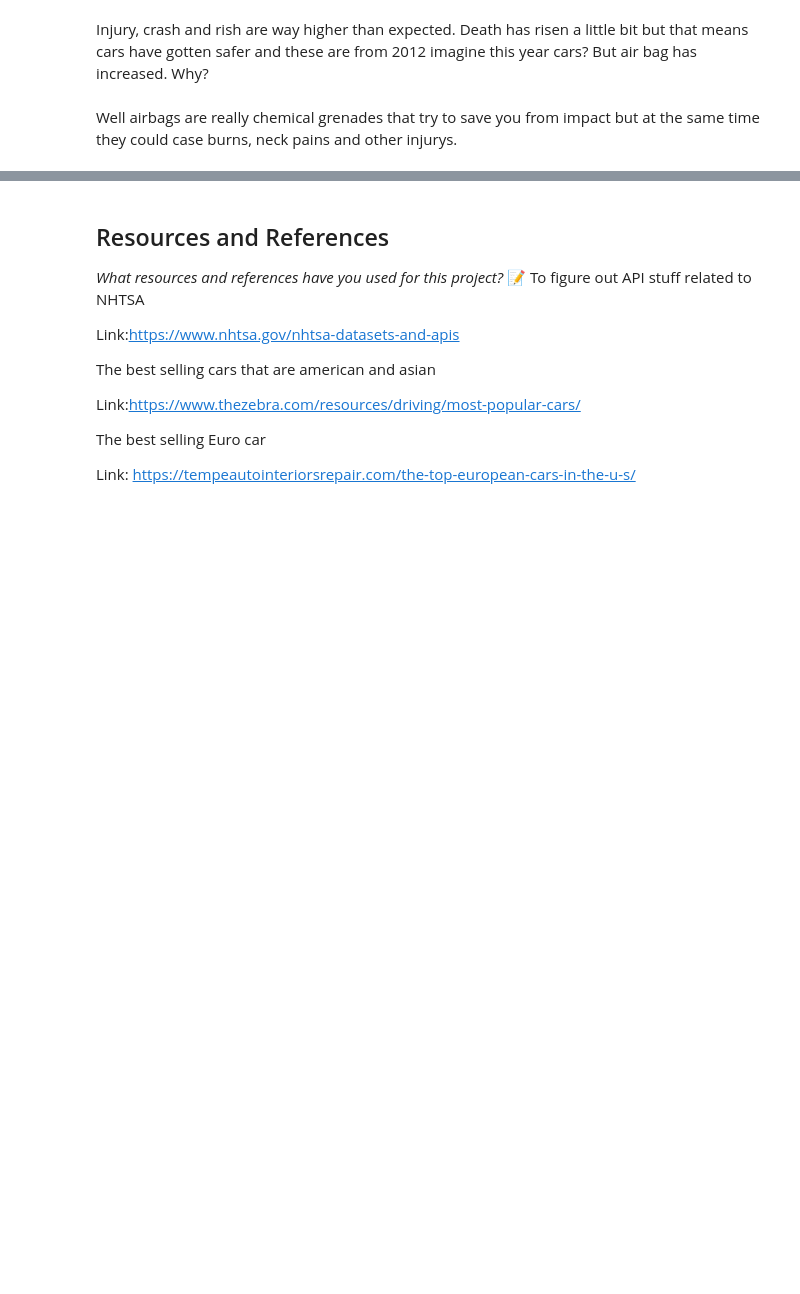
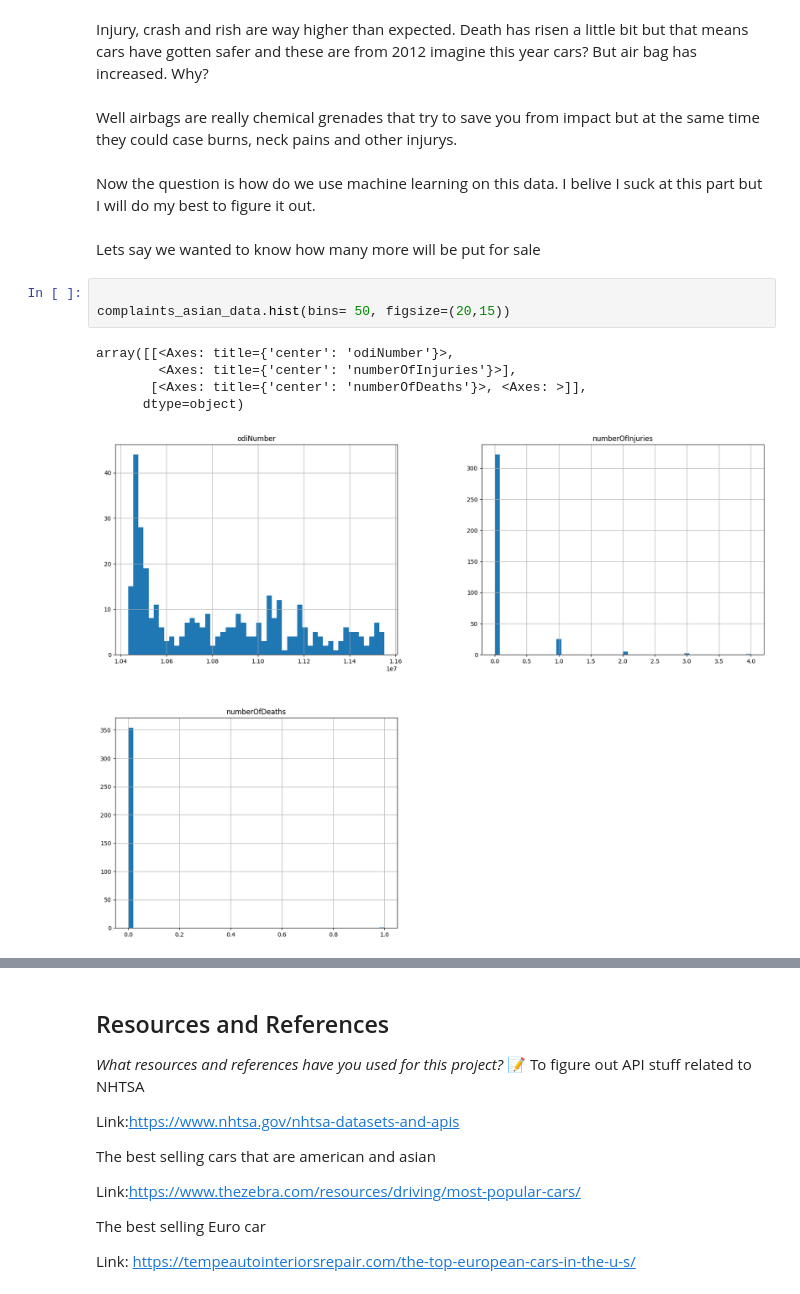
Before and after one commit to IT4063C-Fall23/final-project-ACipherEXE, a Jupyter notebook: source.ipynb, the cells around one changed output, grey strips where cells are left out. Drawn from its saved outputs; the diff is of its cells as text; blank space fills up the shorter version.

```diff
--- a/source.ipynb
+++ b/source.ipynb
@@ -377,3 +377,16 @@ Injury, crash and rish are way higher than expected. Death has risen a little bi
 But air bag has increased. Why?
 # %% [markdown]
 Well airbags are really chemical grenades that try to save you from impact but at the same time they could case burns, neck pains and other injurys.
+# %% [markdown]
+Now the question is how do we use machine learning on this data. I belive I suck at this part but I will do my best to figure it out.
+# %% [markdown]
+Lets say we wanted to know how many more will be put for sale
+# %%
+
+complaints_asian_data.hist(bins= 50, figsize=(20,15))
+# %% [output]
+array([[<Axes: title={'center': 'odiNumber'}>,
+        <Axes: title={'center': 'numberOfInjuries'}>],
+       [<Axes: title={'center': 'numberOfDeaths'}>, <Axes: >]],
+      dtype=object)
+[figure, added]
```
Also changed, not shown: parts of 4 cells of this notebook.
